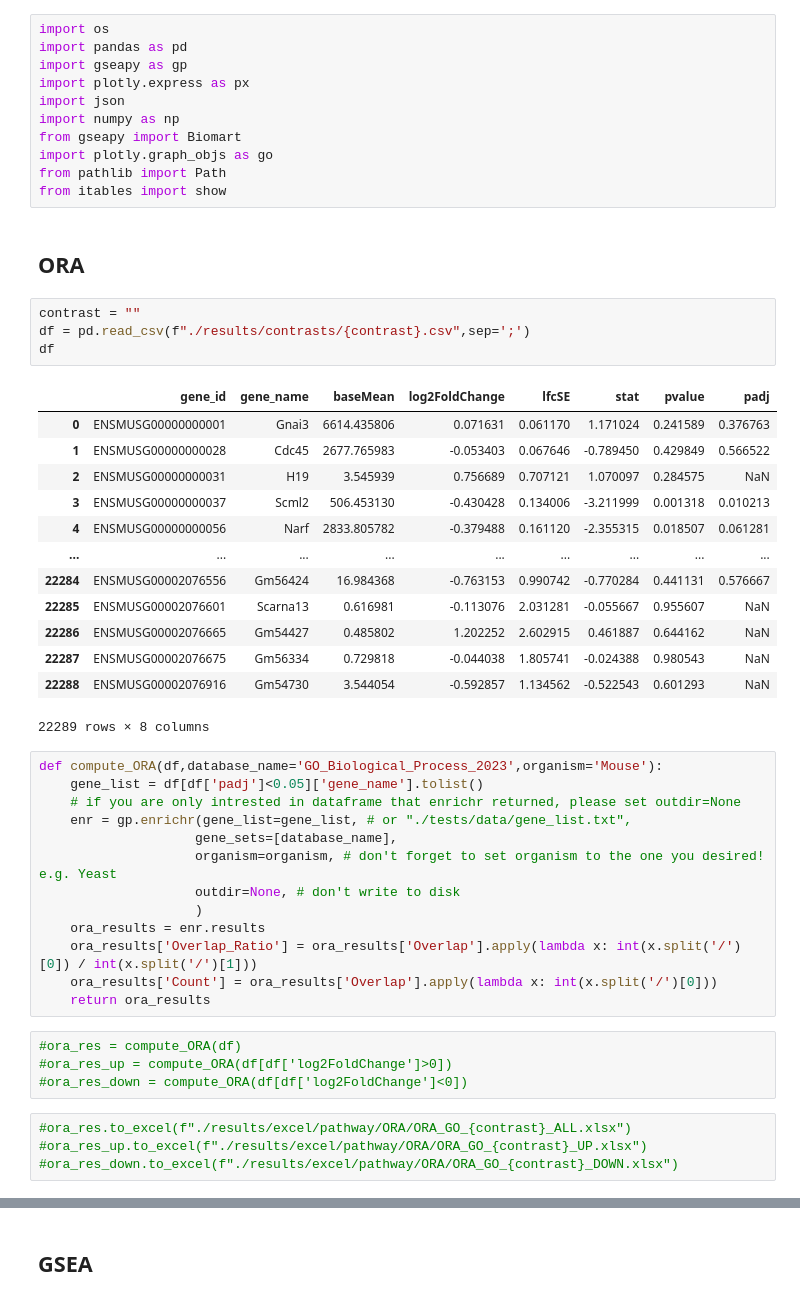
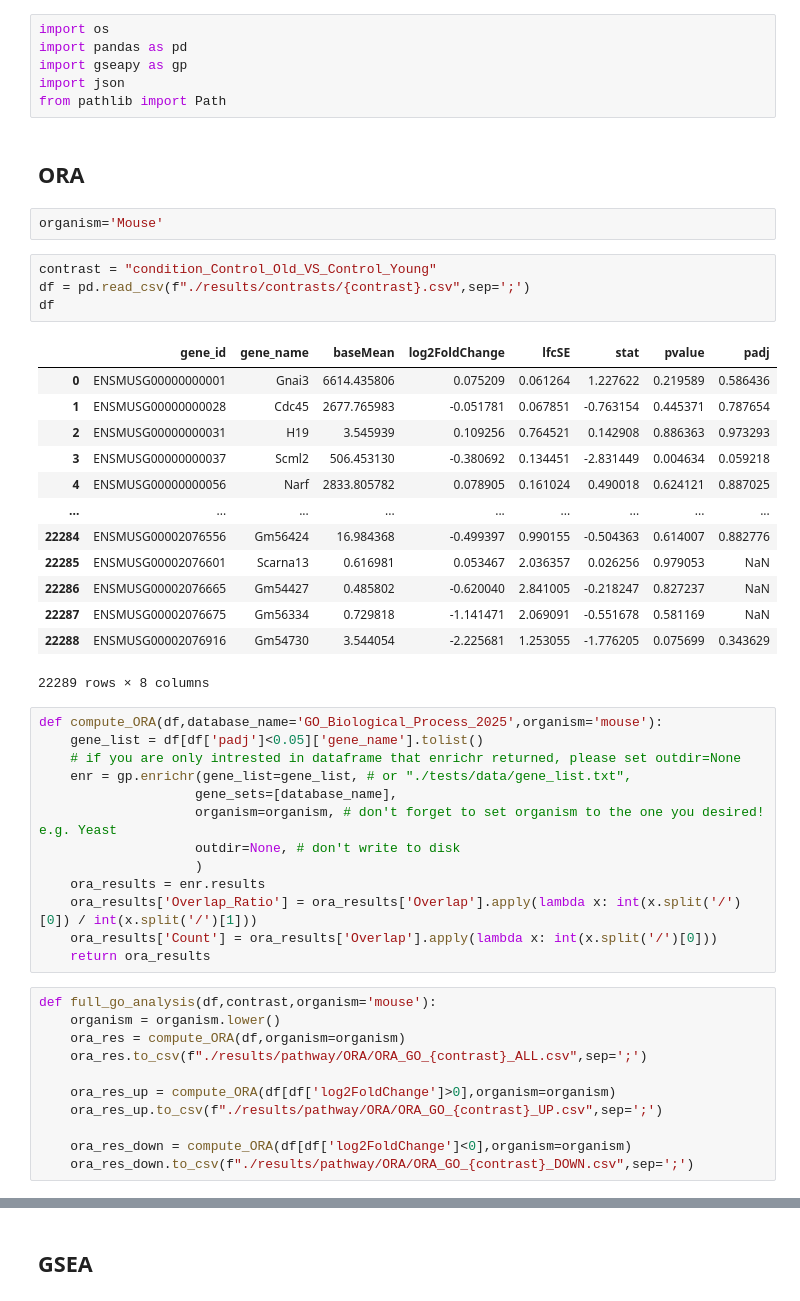
Before and after one commit to mbrochut/bulkRNA-seq_template, a Jupyter notebook: 04_compute_pathway_per_contrast.ipynb, the cells around one changed output, grey strips where cells are left out. Drawn from its saved outputs; the diff is of its cells as text.

```diff
--- a/04_compute_pathway_per_contrast.ipynb
+++ b/04_compute_pathway_per_contrast.ipynb
@@ -2,35 +2,32 @@
 import os
 import pandas as pd
 import gseapy as gp
-import plotly.express as px
 import json
-import numpy as np
-from gseapy import Biomart
-import plotly.graph_objs as go
 from pathlib import Path
-from itables import show
 # %% [markdown]
 ## ORA
+# %%
+organism='Mouse'
 # %%
-contrast = ""
+contrast = "condition_Control_Old_VS_Control_Young"
 df = pd.read_csv(f"./results/contrasts/{contrast}.csv",sep=';')
 df
 # %% [output]
 |  | gene_id | gene_name | baseMean | log2FoldChange | lfcSE | stat | pvalue | padj |
-| 0 | ENSMUSG00000000001 | Gnai3 | 6614.435806 | 0.071631 | 0.061170 | 1.171024 | 0.241589 | 0.376763 |
-| 1 | ENSMUSG00000000028 | Cdc45 | 2677.765983 | -0.053403 | 0.067646 | -0.789450 | 0.429849 | 0.566522 |
-| 2 | ENSMUSG00000000031 | H19 | 3.545939 | 0.756689 | 0.707121 | 1.070097 | 0.284575 | NaN |
-| 3 | ENSMUSG00000000037 | Scml2 | 506.453130 | -0.430428 | 0.134006 | -3.211999 | 0.001318 | 0.010213 |
-| 4 | ENSMUSG00000000056 | Narf | 2833.805782 | -0.379488 | 0.161120 | -2.355315 | 0.018507 | 0.061281 |
+| 0 | ENSMUSG00000000001 | Gnai3 | 6614.435806 | 0.075209 | 0.061264 | 1.227622 | 0.219589 | 0.586436 |
+| 1 | ENSMUSG00000000028 | Cdc45 | 2677.765983 | -0.051781 | 0.067851 | -0.763154 | 0.445371 | 0.787654 |
+| 2 | ENSMUSG00000000031 | H19 | 3.545939 | 0.109256 | 0.764521 | 0.142908 | 0.886363 | 0.973293 |
+| 3 | ENSMUSG00000000037 | Scml2 | 506.453130 | -0.380692 | 0.134451 | -2.831449 | 0.004634 | 0.059218 |
+| 4 | ENSMUSG00000000056 | Narf | 2833.805782 | 0.078905 | 0.161024 | 0.490018 | 0.624121 | 0.887025 |
 | ... | ... | ... | ... | ... | ... | ... | ... | ... |
-| 22284 | ENSMUSG00002076556 | Gm56424 | 16.984368 | -0.763153 | 0.990742 | -0.770284 | 0.441131 | 0.576667 |
-| 22285 | ENSMUSG00002076601 | Scarna13 | 0.616981 | -0.113076 | 2.031281 | -0.055667 | 0.955607 | NaN |
-| 22286 | ENSMUSG00002076665 | Gm54427 | 0.485802 | 1.202252 | 2.602915 | 0.461887 | 0.644162 | NaN |
-| 22287 | ENSMUSG00002076675 | Gm56334 | 0.729818 | -0.044038 | 1.805741 | -0.024388 | 0.980543 | NaN |
-| 22288 | ENSMUSG00002076916 | Gm54730 | 3.544054 | -0.592857 | 1.134562 | -0.522543 | 0.601293 | NaN |
+| 22284 | ENSMUSG00002076556 | Gm56424 | 16.984368 | -0.499397 | 0.990155 | -0.504363 | 0.614007 | 0.882776 |
+| 22285 | ENSMUSG00002076601 | Scarna13 | 0.616981 | 0.053467 | 2.036357 | 0.026256 | 0.979053 | NaN |
+| 22286 | ENSMUSG00002076665 | Gm54427 | 0.485802 | -0.620040 | 2.841005 | -0.218247 | 0.827237 | NaN |
+| 22287 | ENSMUSG00002076675 | Gm56334 | 0.729818 | -1.141471 | 2.069091 | -0.551678 | 0.581169 | NaN |
+| 22288 | ENSMUSG00002076916 | Gm54730 | 3.544054 | -2.225681 | 1.253055 | -1.776205 | 0.075699 | 0.343629 |
 22289 rows × 8 columns
 # %%
-def compute_ORA(df,database_name='GO_Biological_Process_2023',organism='Mouse'):
+def compute_ORA(df,database_name='GO_Biological_Process_2025',organism='mouse'):
     gene_list = df[df['padj']<0.05]['gene_name'].tolist()
     # if you are only intrested in dataframe that enrichr returned, please set outdir=None
     enr = gp.enrichr(gene_list=gene_list, # or "./tests/data/gene_list.txt",
@@ -42,11 +39,14 @@ def compute_ORA(df,database_name='GO_Biological_Process_2023',organism='Mouse'):
     ora_results['Overlap_Ratio'] = ora_results['Overlap'].apply(lambda x: int(x.split('/')[0]) / int(x.split('/')[1]))
     ora_results['Count'] = ora_results['Overlap'].apply(lambda x: int(x.split('/')[0]))
     return ora_results
-# %%
-#ora_res = compute_ORA(df)
-#ora_res_up = compute_ORA(df[df['log2FoldChange']>0])
-#ora_res_down = compute_ORA(df[df['log2FoldChange']<0])
 # %%
-#ora_res.to_excel(f"./results/excel/pathway/ORA/ORA_GO_{contrast}_ALL.xlsx")
-#ora_res_up.to_excel(f"./results/excel/pathway/ORA/ORA_GO_{contrast}_UP.xlsx")
-#ora_res_down.to_excel(f"./results/excel/pathway/ORA/ORA_GO_{contrast}_DOWN.xlsx")
+def full_go_analysis(df,contrast,organism='mouse'):
+    organism = organism.lower()
+    ora_res = compute_ORA(df,organism=organism)
+    ora_res.to_csv(f"./results/pathway/ORA/ORA_GO_{contrast}_ALL.csv",sep=';')
+
+    ora_res_up = compute_ORA(df[df['log2FoldChange']>0],organism=organism)
+    ora_res_up.to_csv(f"./results/pathway/ORA/ORA_GO_{contrast}_UP.csv",sep=';')
+
+    ora_res_down = compute_ORA(df[df['log2FoldChange']<0],organism=organism)
+    ora_res_down.to_csv(f"./results/pathway/ORA/ORA_GO_{contrast}_DOWN.csv",sep=';')
```
Also changed, not shown: parts of 17 cells of this notebook, 12 other files.
